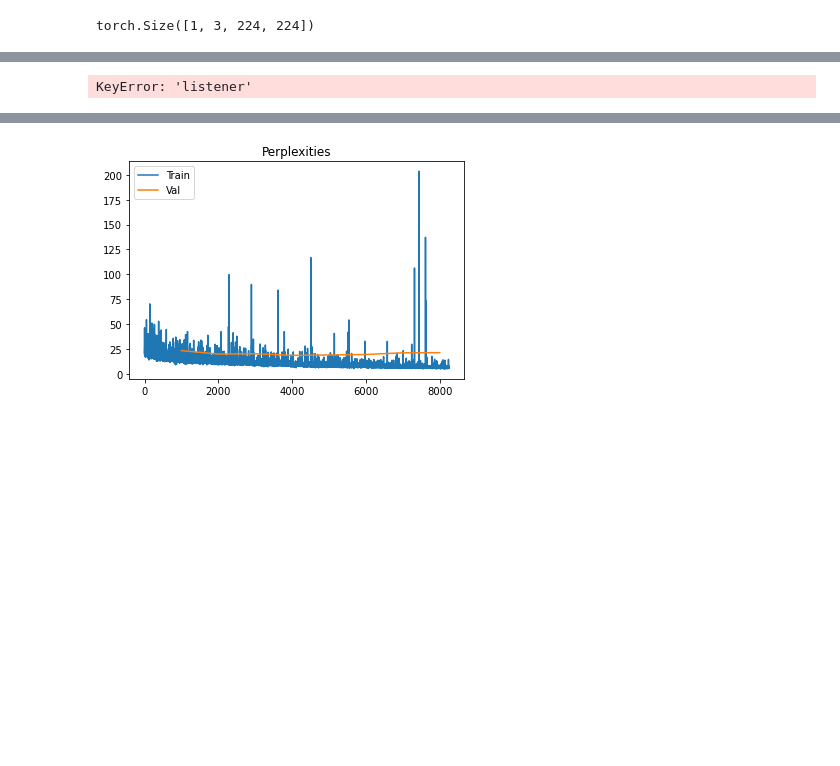
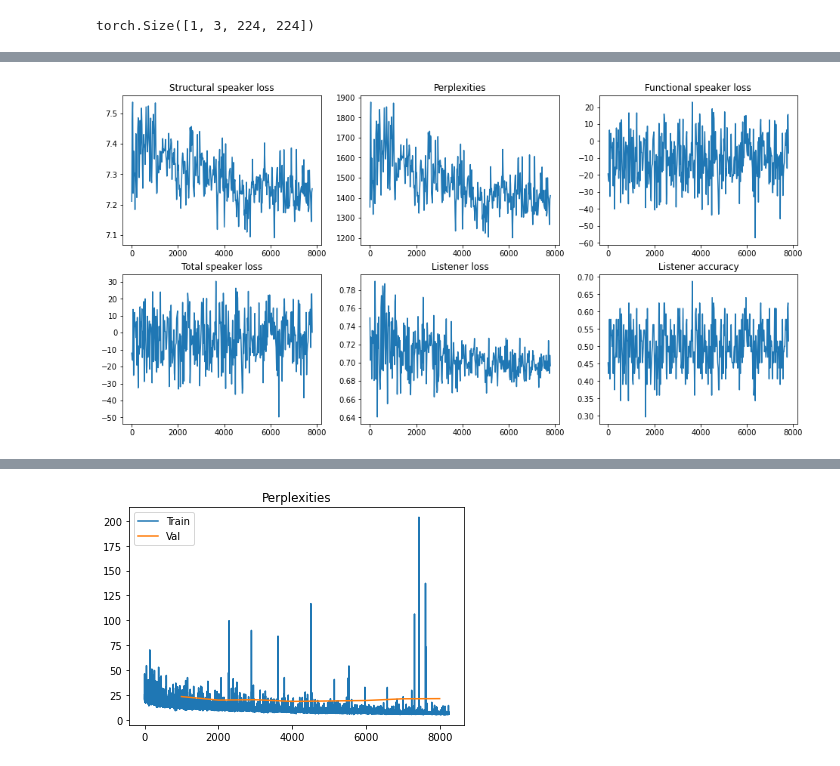
Before and after one commit to polina-tsvilodub/mSc-thesis, a Jupyter notebook: code/src/notebooks/functional_learning_exploration.ipynb, the cells around one changed output, grey strips where cells are left out. Saved outputs shown, nothing was run; the diff lists cells and outputs as text; code cells hidden in the pictures; blank space fills up the shorter version.

```diff
--- a/code/src/notebooks/functional_learning_exploration.ipynb
+++ b/code/src/notebooks/functional_learning_exploration.ipynb
@@ -2211,0 +2215,5 @@ train_losses.head()
+# %%
+inds2keep = list(np.arange(0, len(train_losses), 20))
+train_losses_plot = train_losses[train_losses.index.isin(inds2keep)]
+len(train_losses_plot)
+train_losses_plot.head()
@@ -2225,8 +2241,28 @@ plt.show()
 # %%
-plt.plot(list(range(0, len(train_losses["listener"]))), train_losses['listener'], label="Listener")
+fig = plt.figure(figsize=(16, 8))
+columns = 3
+rows = 3
 
-plt.legend()
-plt.title("Losses")
+fig.add_subplot(2,3, 1)
+plt.plot(train_losses_plot["plot_steps"], train_losses_plot['speaker_s'], label="S_s")
+plt.title("Structural speaker loss")
+fig.add_subplot(2,3, 2)
+plt.plot(train_losses_plot["plot_steps"], train_losses_plot['perplexities'], label="PPL")
+plt.title("Perplexities")
+fig.add_subplot(2,3,3)
+plt.plot(train_losses_plot["plot_steps"], train_losses_plot['speaker_f'], label="S_f")
+plt.title("Functional speaker loss")
+
+fig.add_subplot(2,3, 4)
+plt.plot(train_losses_plot["plot_steps"], train_losses_plot['speaker'], label="Speaker loss")
+plt.title("Total speaker loss")
+fig.add_subplot(2,3,5)
+plt.plot(train_losses_plot["plot_steps"], train_losses_plot['listener'], label="Listener loss")
+plt.title("Listener loss")
+fig.add_subplot(2,3,6)
+plt.plot(train_losses_plot["plot_steps"], train_losses_plot['accuracies'], label="Acc")
+plt.title("Listener accuracy")
+
 plt.show()
 # %% [output]
-KeyError: 'listener'
+[figure, added]
```
Also changed, not shown: parts of 30 cells of this notebook, 6 other files.
